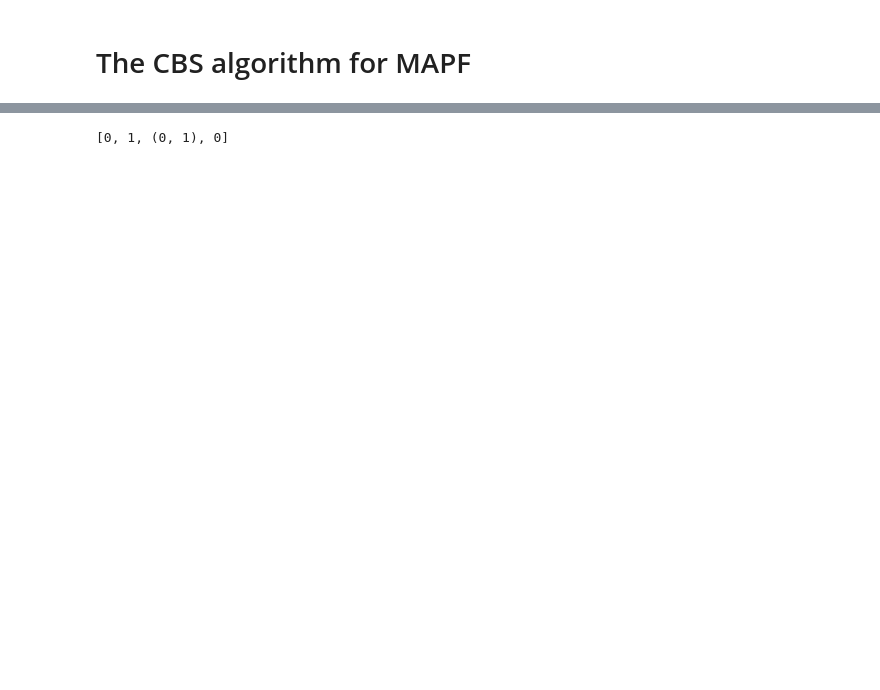
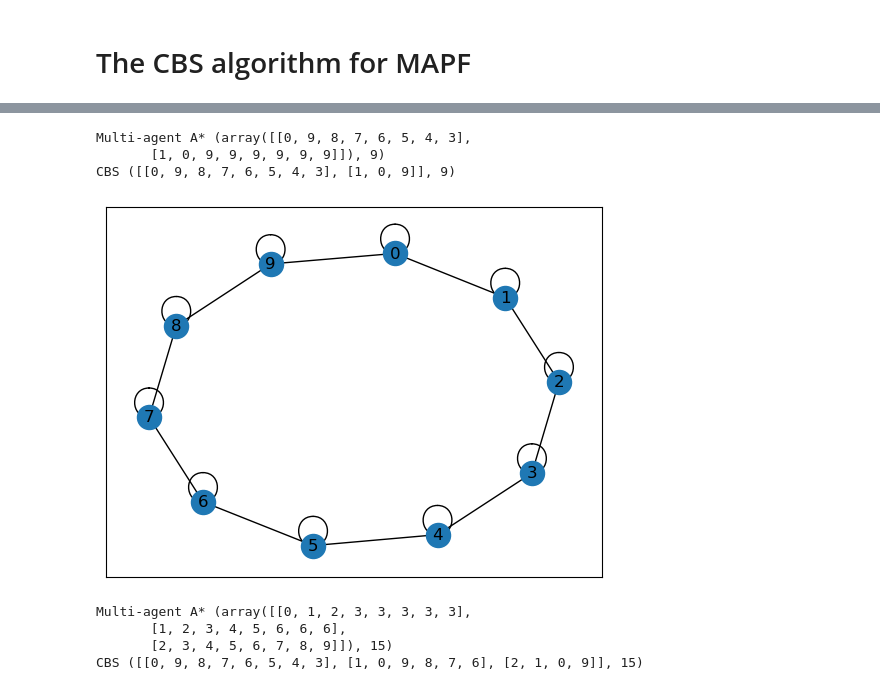
Before and after one commit to lina-robotics-lab/MAPF, a Jupyter notebook: notebooks/CBS.ipynb, the cells around one changed output, grey strips where cells are left out. Cells and saved outputs as stored; diff of their text form; code cells hidden in the pictures; blank space fills up the shorter version.

Commit message:
Implement CBS and test against MultiAgentA*.

```diff
--- a/notebooks/CBS.ipynb
+++ b/notebooks/CBS.ipynb
@@ -34,48 +151,26 @@ goal_nodes = tuple([3,9])
 '''
 labeled_goals = True
 
-sol,ft = MultiAgentAStar(G,start_nodes,goal_nodes,labeled_goals)
+print('Multi-agent A*', MultiAgentAStar(G,start_nodes,goal_nodes,labeled_goals))
+
+print('CBS',CBS(G,start_nodes,goal_nodes))
+# %% [output]
+Multi-agent A* (array([[0, 9, 8, 7, 6, 5, 4, 3],
+       [1, 0, 9, 9, 9, 9, 9, 9]]), 9)
+CBS ([[0, 9, 8, 7, 6, 5, 4, 3], [1, 0, 9]], 9)
-# %%
-from queue import PriorityQueue
-# f
-
-edge_weights = None
-metric = flowtime
-if edge_weights is None:
-        edge_weights = {e:1 for e in G.edges} # Assume uniform weights if None is given.
-
-nx.set_edge_attributes(G,edge_weights,'weight')
-
-# Initialization. Plan inidivual paths for agent agent without considering conflicts.
-# We simply call the standard networkx library for that, computing the all-to-all SP.
-p = nx.shortest_path(G,weight = 'weight') # The [weight] argument here should be the key to weight values in the edge data dictionary.
-plan0 = [p[s][g] for s, g in zip(start_nodes, goal_nodes)]
-
-OPEN = PriorityQueue()
-OPEN.put((metric(G,plan0,goal_nodes),plan0))
-
-while not OPEN.empty():
-    fscore, plan = OPEN.get()
-    # Look for the first conflict.
-    conflict = find_conflict(plan)
-    if not conflict:
-        # return plan, fscore
-        break
-    else:
-        #TBD
-        pass
-#     for
-# %% [output]
-[0, 1, (0, 1), 0]
+# %%
+G = nx.circulant_graph(10,offsets = [0,1])
+nx.draw_networkx(G)
+# %% [output]
+[figure, added]
 # %%
-# The below should results in an infeasible problem, where the goal nodes of agent 0 and 2 block the path of agent 1.
-
+# Basic components of the MAPF problem
 
 G # The graph
 
 start_nodes = tuple([0,1,2]) # Must be hashable.
 
-goal_nodes = tuple([9,6,3])
+goal_nodes = tuple([3,6,9])
 
 '''
     If the problem is labeled, the goals are pre-assigned to the agents, meaning agent k must go to goal k.
@@ -83,4 +178,12 @@ goal_nodes = tuple([9,6,3])
 '''
 labeled_goals = True
 
-MultiAgentAStar(G,start_nodes,goal_nodes,labeled_goals)
+
+print('Multi-agent A*', MultiAgentAStar(G,start_nodes,goal_nodes,labeled_goals))
+
+print('CBS',CBS(G,start_nodes,goal_nodes))
+# %% [output]
+Multi-agent A* (array([[0, 1, 2, 3, 3, 3, 3, 3],
+       [1, 2, 3, 4, 5, 6, 6, 6],
+       [2, 3, 4, 5, 6, 7, 8, 9]]), 15)
+CBS ([[0, 9, 8, 7, 6, 5, 4, 3], [1, 0, 9, 8, 7, 6], [2, 1, 0, 9]], 15)
```
Also changed, not shown: parts of 7 cells of this notebook, 2 other files.
